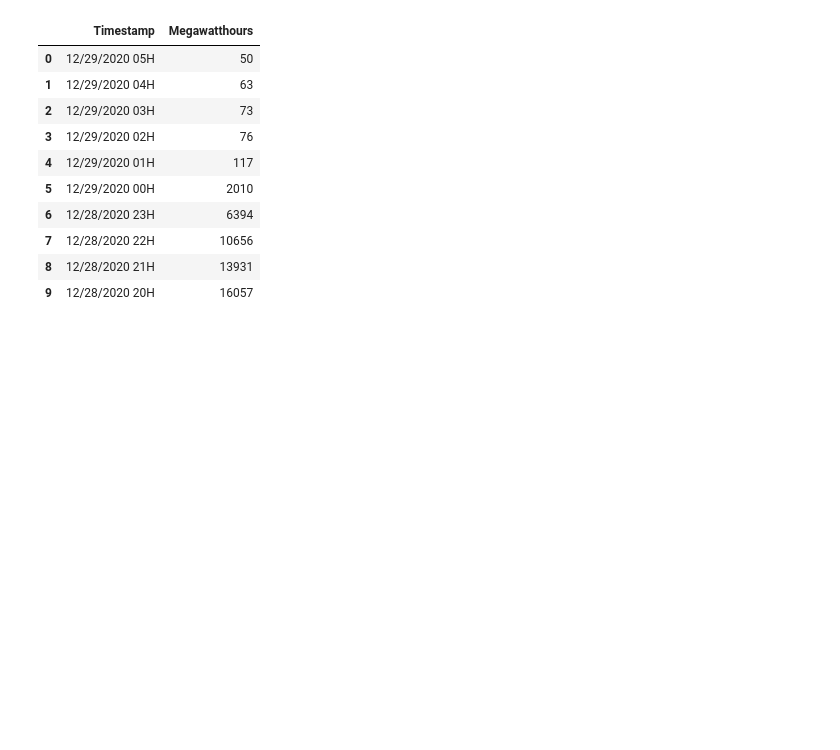
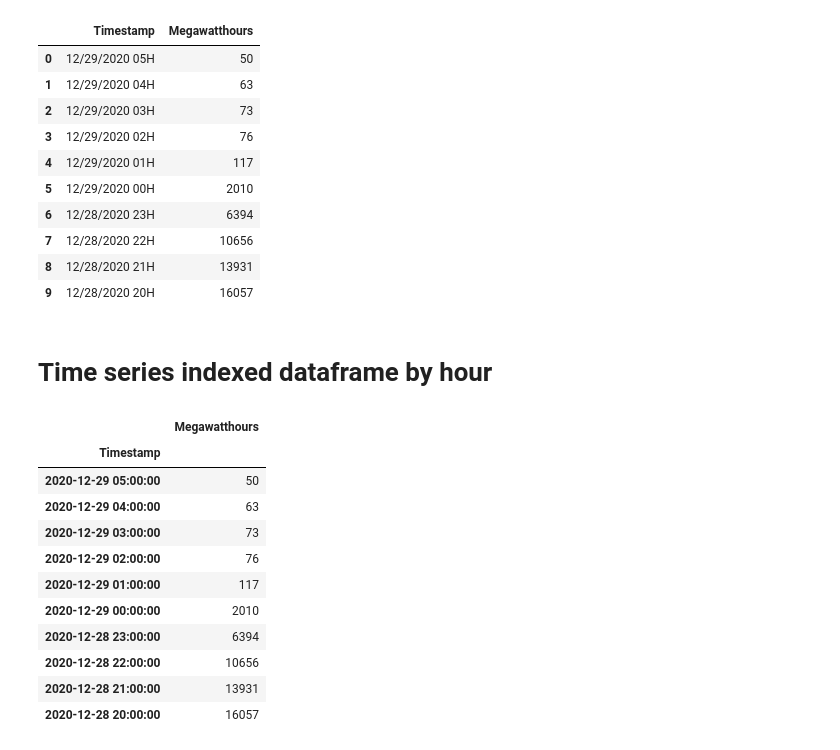
Before and after one commit to MichaelBurak/solar-data-analysis, a Jupyter notebook: solar-perhour-analysis.ipynb, the cells around one changed output. Cells and saved outputs as stored; diff of their text form; code cells hidden in the pictures; blank space fills up the shorter version.

```diff
--- a/solar-perhour-analysis.ipynb
+++ b/solar-perhour-analysis.ipynb
@@ -38,5 +45,26 @@ df.head(10)
 | 7 | 12/28/2020 22H | 10656 |
 | 8 | 12/28/2020 21H | 13931 |
 | 9 | 12/28/2020 20H | 16057 |
+# %% [markdown]
+# Time series indexed dataframe by hour
 # %%
 df['Timestamp'] = pd.to_datetime(df['Timestamp'])
+# %%
+time_df = df.copy()
+
+time_df = time_df.set_index("Timestamp")
+
+time_df.head(10)
+# %% [output]
+|  | Megawatthours |
+| Timestamp |  |
+| 2020-12-29 05:00:00 | 50 |
+| 2020-12-29 04:00:00 | 63 |
+| 2020-12-29 03:00:00 | 73 |
+| 2020-12-29 02:00:00 | 76 |
+| 2020-12-29 01:00:00 | 117 |
+| 2020-12-29 00:00:00 | 2010 |
+| 2020-12-28 23:00:00 | 6394 |
+| 2020-12-28 22:00:00 | 10656 |
+| 2020-12-28 21:00:00 | 13931 |
+| 2020-12-28 20:00:00 | 16057 |
```
Also changed, not shown: parts of 7 cells of this notebook, 1 other file.
